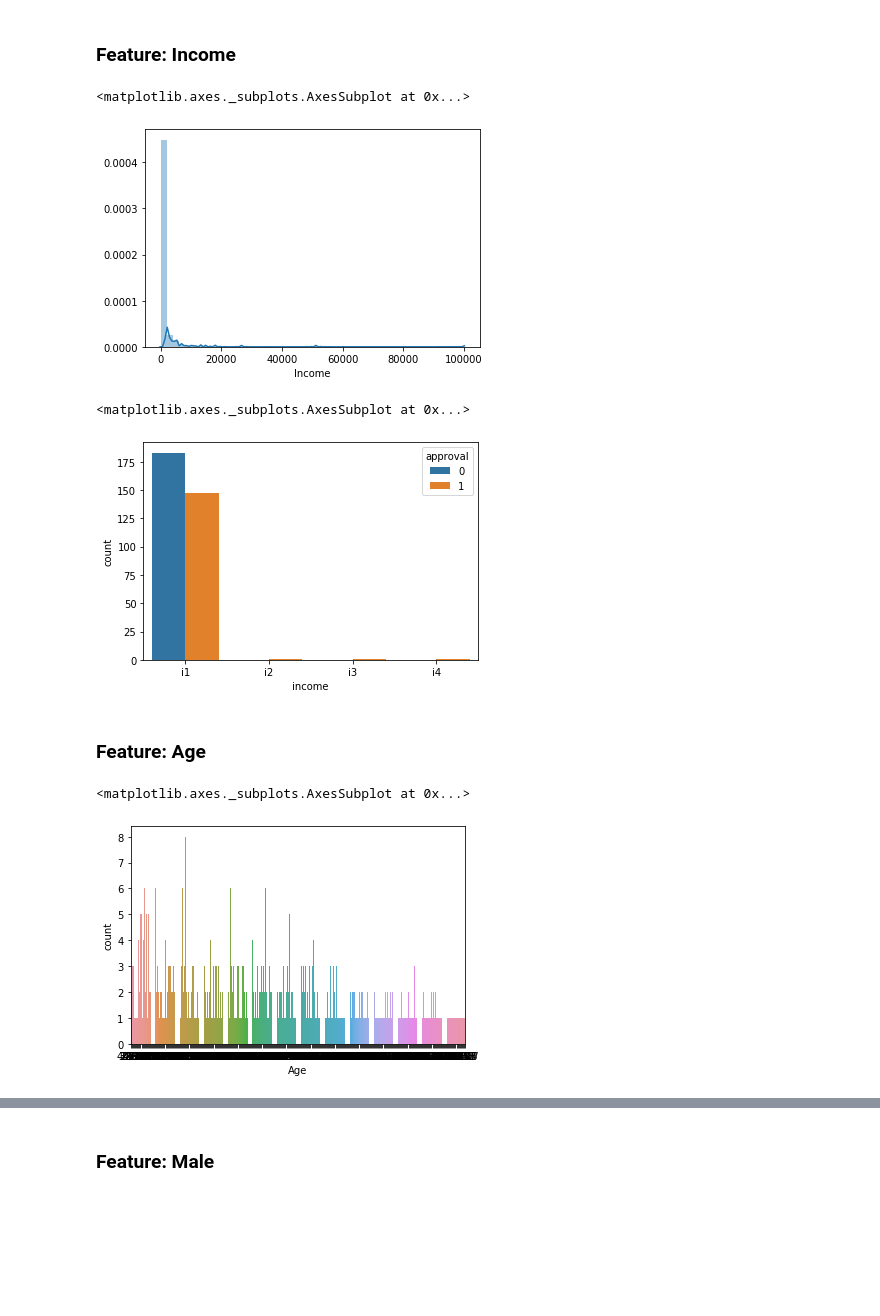
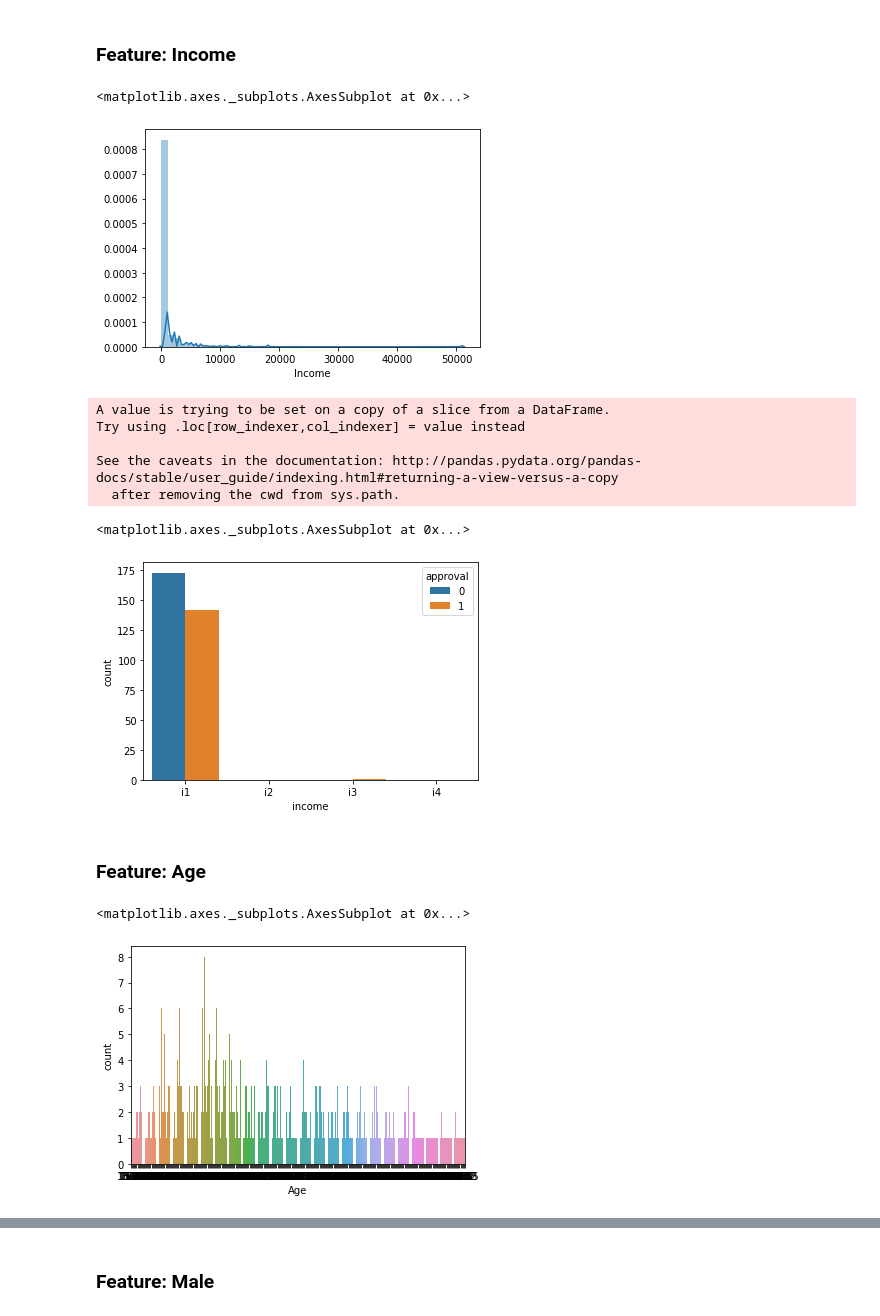
Before and after one commit to akshaynayanravi/credit_card_approval, a Jupyter notebook: credit_card_approval.ipynb, the cells around one changed output, grey strips where cells are left out. Drawn from its saved outputs; the diff is of its cells as text; code cells hidden in the pictures; blank space fills up the shorter version.

```diff
--- a/credit_card_approval.ipynb
+++ b/credit_card_approval.ipynb
@@ -211,4 +230,4 @@ sns.distplot(data_with_null['YearsEmployed'])
 # %%
-data_with_null['YearsEmployed'] = data_with_null['YearsEmployed'].round(1)
-data_with_null['YearsEmployed'].describe()
+data_with_no_mv['YearsEmployed'] = data_with_no_mv['YearsEmployed'].round(1)
+data_with_no_mv['YearsEmployed'].describe()
 # %% [output]
@@ -225,8 +249,8 @@ Name: YearsEmployed, dtype: float64
 #Binning Variable Years Employed into Logical Categories
 bins = [0, 5, 10, 15, 21]
 labels = ['fiveyears', 'tenyears', 'fifteenyears', 'twentyyears']
-data_with_null['employement'] = pd.cut(data_with_null['YearsEmployed'], bins, labels=labels)
+data_with_no_mv['employement'] = pd.cut(data_with_no_mv['YearsEmployed'], bins, labels=labels)
 
 #Countplot for the varibale Employement
-sns.countplot(x=data_with_null['employement'], hue=data_with_null['approval'])
+sns.countplot(x='employement', hue='approval', data=data_with_no_mv)
 # %% [output]
@@ -243,8 +272,8 @@ sns.distplot(data_with_null['CreditScore'])
 #Binning Variable Credit Score into Logical Categories
 bins = [0, 6, 11, 16, 21]
 labels = ['cs1', 'cs2', 'cs3', 'cs4']
-data_with_null['credit score'] = pd.cut(data_with_null['CreditScore'], bins, labels=labels)
+data_with_no_mv['credit scores'] = pd.cut(data_with_no_mv['CreditScore'], bins, labels=labels)
 
 #Countplot for the variable Credit Score
-sns.countplot(x='credit score', hue='approval', data=data_with_null)
+sns.countplot(x='credit scores', hue='approval', data=data_with_no_mv)
 # %% [output]
@@ -253,26 +287,31 @@ sns.countplot(x='credit score', hue='approval', data=data_with_null)
 # %% [markdown]
 ### Feature: Income
 # %%
-sns.distplot(data_with_null['Income'])
+sns.distplot(data_with_no_mv['Income'])
 # %% [output]
 <matplotlib.axes._subplots.AxesSubplot at 0x...>
-[figure, old version]
+[figure, new version]
 # %%
 #Binning Variable Income into Logical Categories
 bins = [0, 25001, 50001, 75001, 100001]
 labels = ['i1', 'i2', 'i3', 'i4']
-data_with_null['income'] = pd.cut(data_with_null['Income'], bins, labels=labels)
+data_with_no_mv['income'] = pd.cut(data_with_no_mv['Income'], bins, labels=labels)
 
 #Countplot for the variable Income
-sns.countplot(x='income', hue='approval', data=data_with_null)
+sns.countplot(x='income', hue='approval', data=data_with_no_mv)
 # %% [output]
-<matplotlib.axes._subplots.AxesSubplot at 0x...>
+A value is trying to be set on a copy of a slice from a DataFrame.
+Try using .loc[row_indexer,col_indexer] = value instead
+
+See the caveats in the documentation: http://pandas.pydata.org/pandas-docs/stable/user_guide/indexing.html#returning-a-view-versus-a-copy
+  after removing the cwd from sys.path.
+<matplotlib.axes._subplots.AxesSubplot at 0x...>
-[figure, old version]
+[figure, new version]
 # %% [markdown]
 ### Feature: Age
 # %%
-sns.countplot(x=data_with_null['Age'])
+sns.countplot(x=data_with_no_mv['Age'])
 # %% [output]
 <matplotlib.axes._subplots.AxesSubplot at 0x...>
-[figure, old version]
+[figure, new version]
 # %%
```
Also changed, not shown: parts of 43 cells of this notebook.
